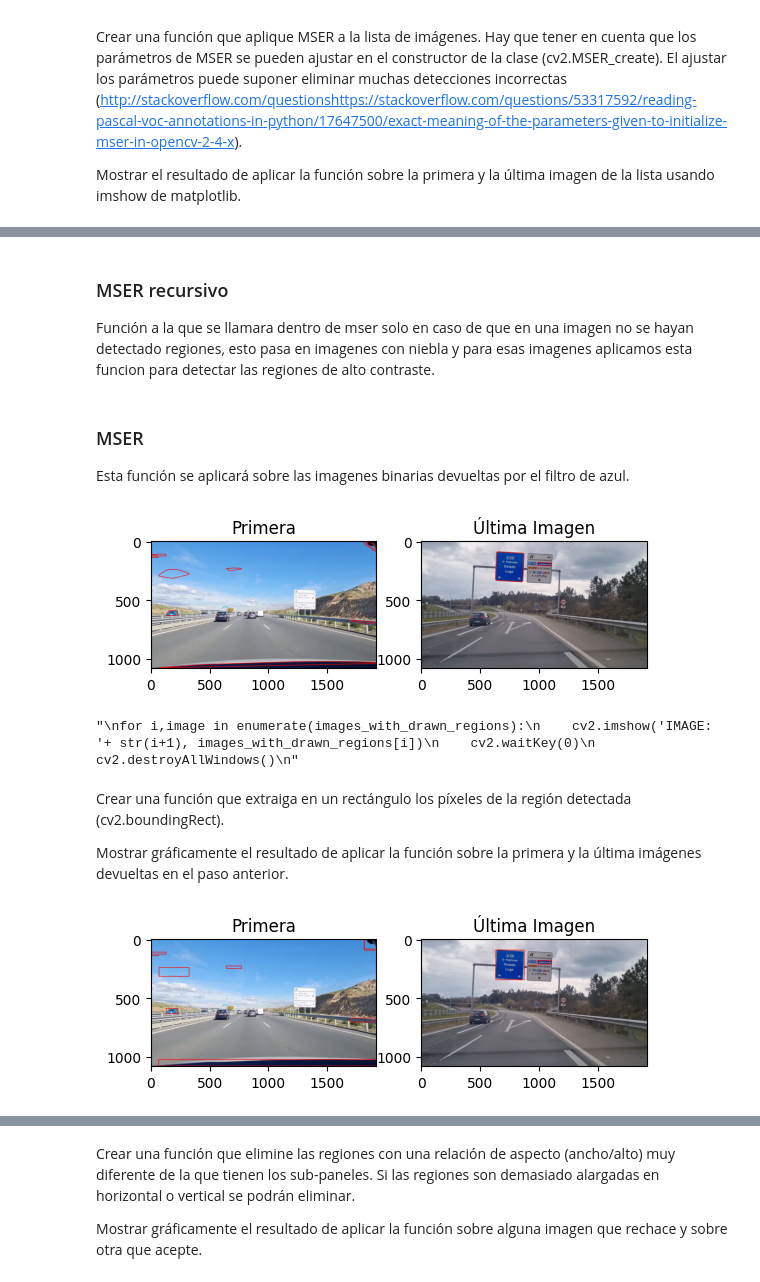
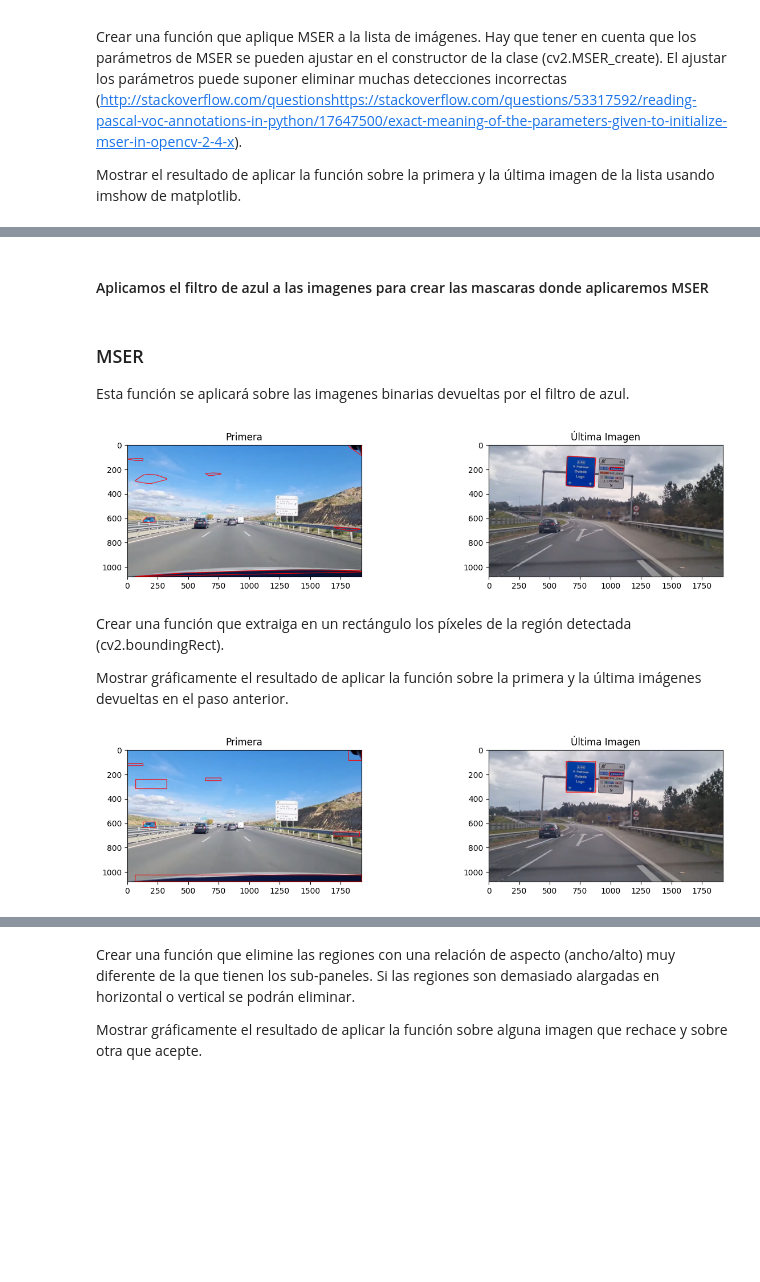
Before and after one commit to Im-Lewis/Practica1-VA, a Jupyter notebook: notebook_BlueFilter_deff.ipynb, the cells around one changed output, grey strips where cells are left out. Cells and saved outputs as stored; diff of their text form; code cells hidden in the pictures; blank space fills up the shorter version.

Commit message:
ADD - MSER updated

```diff
--- a/notebook_BlueFilter_deff.ipynb
+++ b/notebook_BlueFilter_deff.ipynb
@@ -36,7 +36,6 @@ def upload_images(images_dir):
         if file.endswith(".jpg") or file.endswith(".png"):
             img_path = os.path.join(images_dir, file)
             image = cv2.imread(img_path)
-
             if image is not None:
                 images.append(image)
 
@@ -44,7 +43,7 @@ def upload_images(images_dir):
 
 def show_first_and_last(images):
     if len(images) > 0:
-        _, axes = plt.subplots(1, 2)
+        _, axes = plt.subplots(1, 2, figsize=(15, 3))
 
         axes[0].imshow(cv2.cvtColor(images[0], cv2.COLOR_BGR2RGB))
         axes[0].set_title('Primera')
@@ -109,3 +113,22 @@ def blue_filter_img(img):
+# %%
+def saturacion(images):
+    imagesResult = []
+
+    for image in images:
+        hsv_image = cv2.cvtColor(image, cv2.COLOR_BGR2HSV)
+        s_channel = hsv_image[:,:,1]
+        indexSaturation = np.mean(s_channel)
+        newImage = image.copy()
+
+        if (indexSaturation<27):
+            newImage = increase_saturation(newImage)
+            imagesResult.append(newImage)
+        else:
+            imagesResult.append(newImage)
+
+    return imagesResult
+
+imagenesSaturadas = saturacion(original_images.copy())
 # %% [markdown]
 # Detección de regiones de alto contraste
 
@@ -126,3 +139,0 @@ def increase_saturation(image):
-# %% [markdown]
-### MSER recursivo
-Función a la que se llamara dentro de mser solo en caso de que en una imagen no se hayan detectado regiones, esto pasa en imagenes con niebla y para esas imagenes aplicamos esta funcion para detectar las regiones de alto contraste.
@@ -144,49 +140,47 @@ def mser_rec(img):
+# %% [markdown]
+#### Aplicamos el filtro de azul a las imagenes para crear las mascaras donde aplicaremos MSER
+# %%
+filtered_images = blue_filter(imagenesSaturadas.copy())
 # %% [markdown]
 ### MSER
 Esta función se aplicará sobre las imagenes binarias devueltas por el filtro de azul.
 # %%
-def mser(original_images, filtered_images):
+def mser(isat, filtered_images):
     processed_images = [] # Original and saturation-enhanced images in case of fog
     images_with_drawn_regions = []
     detected_regions = []
 
     for i, _ in enumerate(filtered_images):
         copy_filtered_img = filtered_images[i].copy()
-        copy_originald_img = original_images[i].copy() # To increase saturation
-        copy_original = original_images[i].copy() # To draw the regions
+        copy_originald_img = isat[i].copy() # To increase saturation
+        copy_original = isat[i].copy() # To draw the regions
 
         kernel = cv2.getStructuringElement(cv2.MORPH_RECT, (4,4))
         filtered_image = cv2.dilate(copy_filtered_img, kernel)
         filtered_image = filtered_image-copy_filtered_img
 
-        mser = cv2.MSER_create(delta=10, max_variation=0.05, min_area=800, max_area=5000)
+        mser = cv2.MSER_create(delta=10, max_variation=0.05, min_area=900, max_area=5000)
         polygons, _ = mser.detectRegions(filtered_image)
 
         hulls = []
         for p in polygons:
             hull = cv2.convexHull(p.reshape(-1, 1, 2))
             hulls.append(hull)
 
-        if(len(hulls)==0):
-            inc_sat_img = increase_saturation(copy_originald_img)
-            polygons_rec, hulls = mser_rec(blue_filter_img(inc_sat_img))
-            detected_regions.append(polygons_rec)
-            processed_images.append(inc_sat_img)
-        else:
-            detected_regions.append(polygons)
-            processed_images.append(copy_originald_img)
+        detected_regions.append(polygons)
+        processed_images.append(copy_originald_img)
 
         cv2.polylines(copy_original, hulls, 1, (0, 0, 255), 3)
         images_with_drawn_regions.append(copy_original)
 
     show_first_and_last(images_with_drawn_regions)
 
     return images_with_drawn_regions, detected_regions, processed_images
 
 #---------------------------------------------------------------------------------------------
-images_with_drawn_regions, detected_regions, processed_images = mser(original_images, filtered_images)
+images_with_drawn_regions, detected_regions, processed_images = mser(imagenesSaturadas.copy(), filtered_images.copy())
 # %% [output]
-[figure, old version]
+[figure, new version]
 # %%
 # To display the result of all images
 '''
@@ -195,8 +189,6 @@ for i,image in enumerate(images_with_drawn_regions):
     cv2.waitKey(0)
     cv2.destroyAllWindows()
 '''
-# %% [output]
-"\nfor i,image in enumerate(images_with_drawn_regions):\n    cv2.imshow('IMAGE: '+ str(i+1), images_with_drawn_regions[i])\n    cv2.waitKey(0)\n    cv2.destroyAllWindows()\n"
 # %% [markdown]
 Crear una función que extraiga en un rectángulo los píxeles de la región detectada (cv2.boundingRect).
 
@@ -218,9 +210,9 @@ def rectangle_of_regions(processed_images, detected_regions):
     return images_with_boxed_regions
 
 #---------------------------------------------------------------------------------------------
-images_with_boxed_regions = rectangle_of_regions(processed_images, detected_regions)
+images_with_boxed_regions = rectangle_of_regions(imagenesSaturadas.copy(), detected_regions.copy())
 # %% [output]
-[figure, old version]
+[figure, new version]
 # %%
 # To display the result of all images
 '''
```
Also changed, not shown: parts of 17 cells of this notebook.
